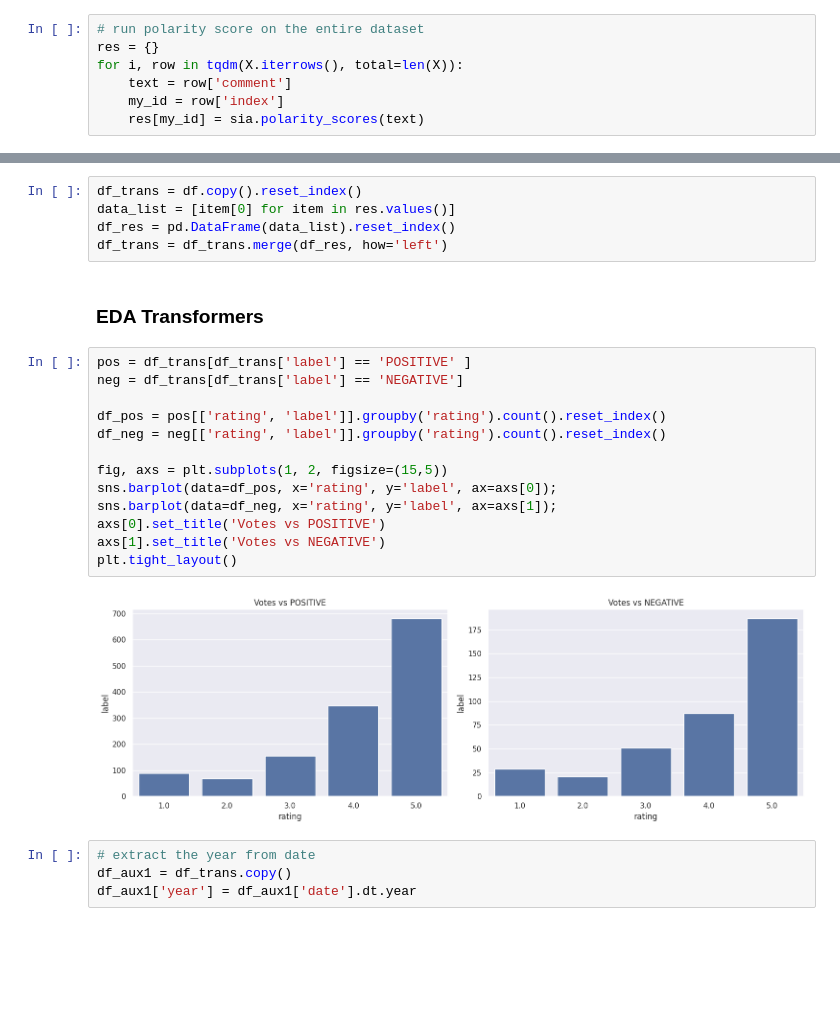
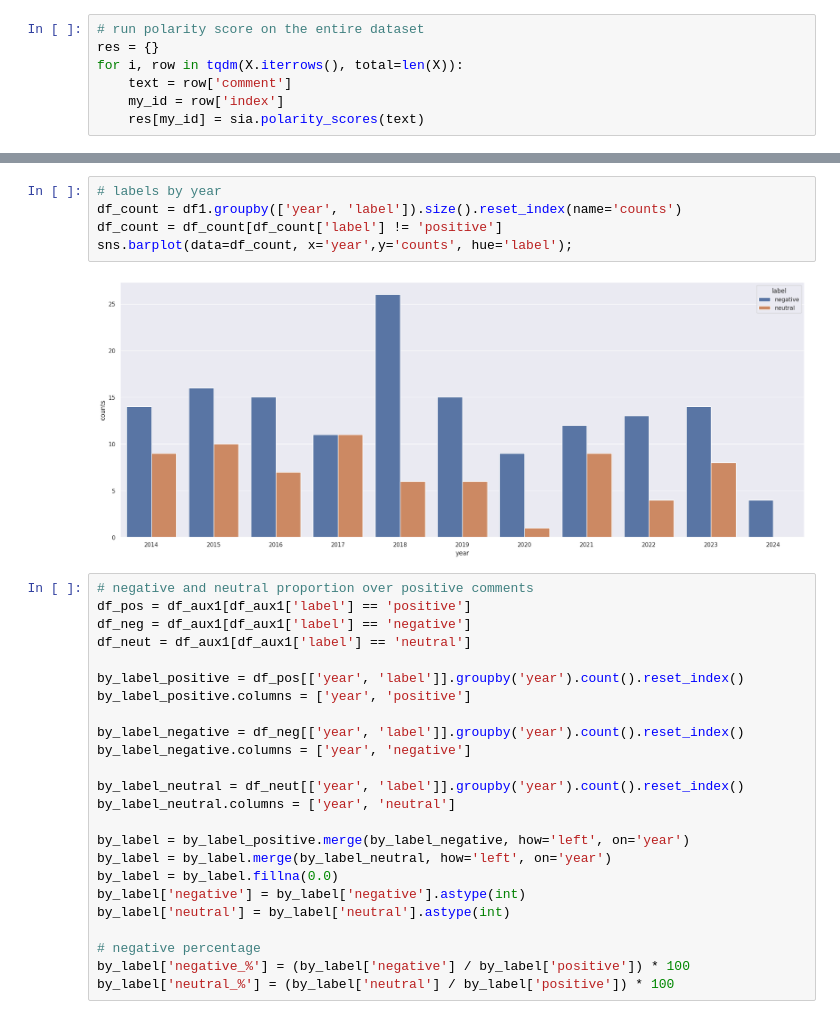
Before and after one commit to natan-matos/sentiment-analysis, a Jupyter notebook: notebooks/01-nm-data-exploration.ipynb, the cells around one changed output, grey strips where cells are left out. Cells and saved outputs as stored; diff of their text form; blank space fills up the shorter version.

```diff
--- a/notebooks/01-nm-data-exploration.ipynb
+++ b/notebooks/01-nm-data-exploration.ipynb
@@ -247,26 +217,31 @@ Broke for id 1765
-# %%
-df_trans = df.copy().reset_index()
-data_list = [item[0] for item in res.values()]
-df_res = pd.DataFrame(data_list).reset_index()
-df_trans = df_trans.merge(df_res, how='left')
-# %% [markdown]
-### EDA Transformers
-# %%
-pos = df_trans[df_trans['label'] == 'POSITIVE' ]
-neg = df_trans[df_trans['label'] == 'NEGATIVE']
-
-df_pos = pos[['rating', 'label']].groupby('rating').count().reset_index()
-df_neg = neg[['rating', 'label']].groupby('rating').count().reset_index()
-
-fig, axs = plt.subplots(1, 2, figsize=(15,5))
-sns.barplot(data=df_pos, x='rating', y='label', ax=axs[0]);
-sns.barplot(data=df_neg, x='rating', y='label', ax=axs[1]);
-axs[0].set_title('Votes vs POSITIVE')
-axs[1].set_title('Votes vs NEGATIVE')
-plt.tight_layout()
-# %% [output]
-[figure, removed]
-# %%
-# extract the year from date
-df_aux1 = df_trans.copy()
-df_aux1['year'] = df_aux1['date'].dt.year
+# %%
+# labels by year
+df_count = df1.groupby(['year', 'label']).size().reset_index(name='counts')
+df_count = df_count[df_count['label'] != 'positive']
+sns.barplot(data=df_count, x='year',y='counts', hue='label');
+# %% [output]
+[figure, added]
+# %%
+# negative and neutral proportion over positive comments
+df_pos = df_aux1[df_aux1['label'] == 'positive']
+df_neg = df_aux1[df_aux1['label'] == 'negative']
+df_neut = df_aux1[df_aux1['label'] == 'neutral']
+
+by_label_positive = df_pos[['year', 'label']].groupby('year').count().reset_index()
+by_label_positive.columns = ['year', 'positive']
+
+by_label_negative = df_neg[['year', 'label']].groupby('year').count().reset_index()
+by_label_negative.columns = ['year', 'negative']
+
+by_label_neutral = df_neut[['year', 'label']].groupby('year').count().reset_index()
+by_label_neutral.columns = ['year', 'neutral']
+
+by_label = by_label_positive.merge(by_label_negative, how='left', on='year')
+by_label = by_label.merge(by_label_neutral, how='left', on='year')
+by_label = by_label.fillna(0.0)
+by_label['negative'] = by_label['negative'].astype(int)
+by_label['neutral'] = by_label['neutral'].astype(int)
+
+# negative percentage
+by_label['negative_%'] = (by_label['negative'] / by_label['positive']) * 100
+by_label['neutral_%'] = (by_label['neutral'] / by_label['positive']) * 100
```
Also changed, not shown: parts of 30 cells of this notebook.
